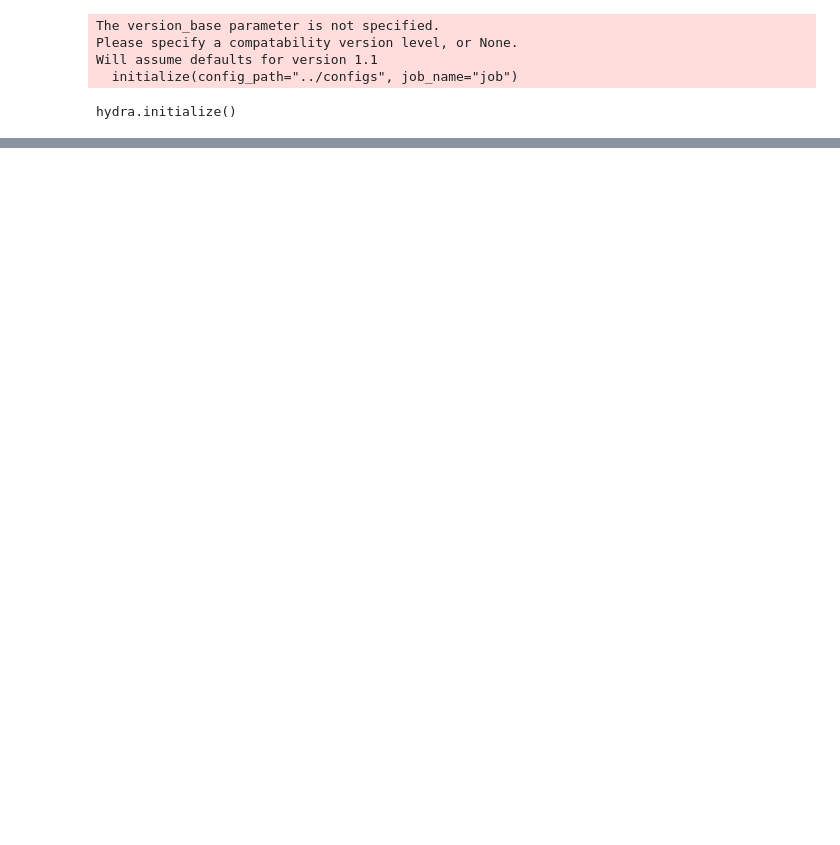
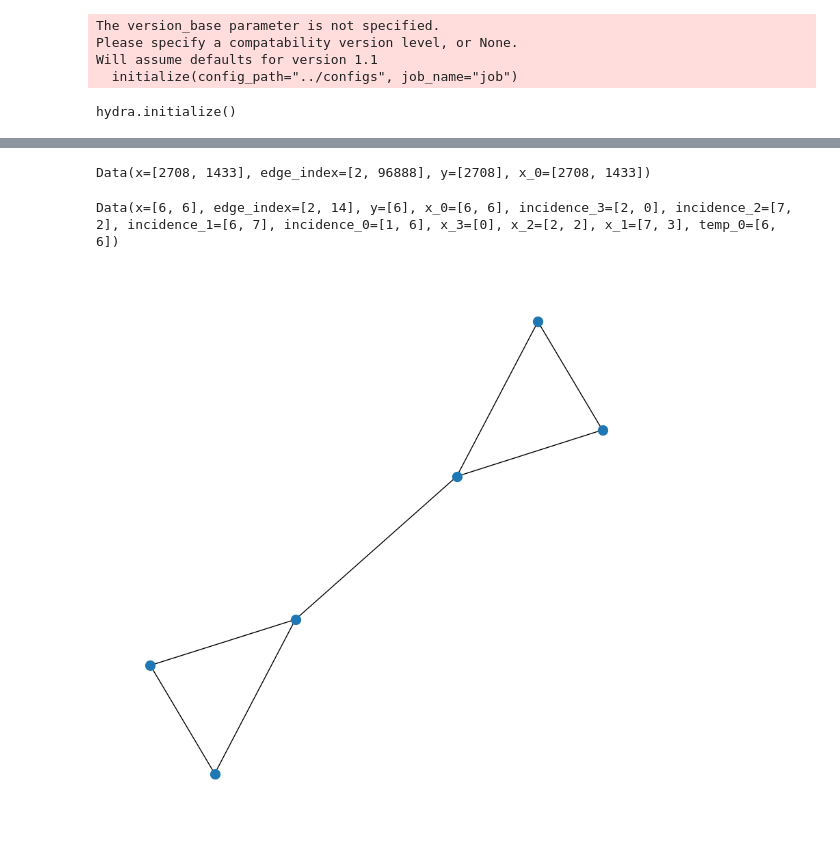
Before and after one commit to geometric-intelligence/TopoBenchmark, a Jupyter notebook: tutorials/batching.ipynb, the cells around one changed output, grey strips where cells are left out. Drawn from its saved outputs; the diff is of its cells as text; code cells hidden in the pictures; blank space fills up the shorter version.

```diff
--- a/tutorials/batching.ipynb
+++ b/tutorials/batching.ipynb
@@ -65,0 +467,38 @@ data.keys()
+# %%
+if hasattr(data, 'incidence_3'):
+    del data['incidence_3']
+if hasattr(data, 'x_3'):
+    del data['x_3']
+for key in list(data.keys()):
+    if 'laplacian' in key or 'temp' in key or 'mask' in key or 'hyperedges' in key:
+        del data[key]
+
+incidence_3 = torch.tensor([[],[]]).to_sparse()
+incidence_2 = torch.tensor([[1,0],[1,0],[1,0],[0,0],[0,1],[0,1],[0,1]]).float().to_sparse()
+incidence_1 = torch.tensor([[1,0,1,0,0,0,0],[1,1,0,0,0,0,0],[0,1,1,1,0,0,0],[0,0,0,1,1,0,1],[0,0,0,0,1,1,0],[0,0,0,0,0,1,1]]).float().to_sparse()
+incidence_0 = torch.tensor([[1,1,1,1,1,1]]).float().to_sparse()
+data
+# %% [output]
+Data(x=[2708, 1433], edge_index=[2, 96888], y=[2708], x_0=[2708, 1433])
+# %%
+rank = 0
+
+data['incidence_3'] = incidence_3
+data['incidence_2'] = incidence_2
+data['incidence_1'] = incidence_1
+data['incidence_0'] = incidence_0
+
+data['x_3'] = torch.tensor([]).float()
+data['x_2'] = torch.tensor([[1,0],[0,1]]).float()
+data['x_1'] = torch.tensor([[1,0,0],[0,1,0],[0,0,1],[1,0,0],[0,1,0],[0,0,1],[1,0,0]]).float()
+data['x_0'] = torch.tensor([[1,0,0,0,0,0],[0,1,0,0,0,0],[0,0,1,0,0,0],[0,0,0,1,0,0],[0,0,0,0,1,0],[0,0,0,0,0,1]]).float()
+data['x'] = data[f'x_{rank}']
+data['y'] = torch.zeros(data[f'x_{rank}'].shape[0], dtype=torch.long)
+
+data['edge_index'] = torch.tensor([[0,0,1,1,2,2,2,3,3,3,4,4,5,5],[1,2,0,2,0,1,3,2,4,5,3,5,3,4]])
+data['temp_0'] = torch.sparse_coo_tensor(data['edge_index'], torch.ones(data['edge_index'].shape[1]), data['x_0'].shape)
+print(data)
+plot_graph(data)
+# %% [output]
+Data(x=[6, 6], edge_index=[2, 14], y=[6], x_0=[6, 6], incidence_3=[2, 0], incidence_2=[7, 2], incidence_1=[6, 7], incidence_0=[1, 6], x_3=[0], x_2=[2, 2], x_1=[7, 3], temp_0=[6, 6])
+[figure, added]
```
Also changed, not shown: parts of 13 cells of this notebook.
